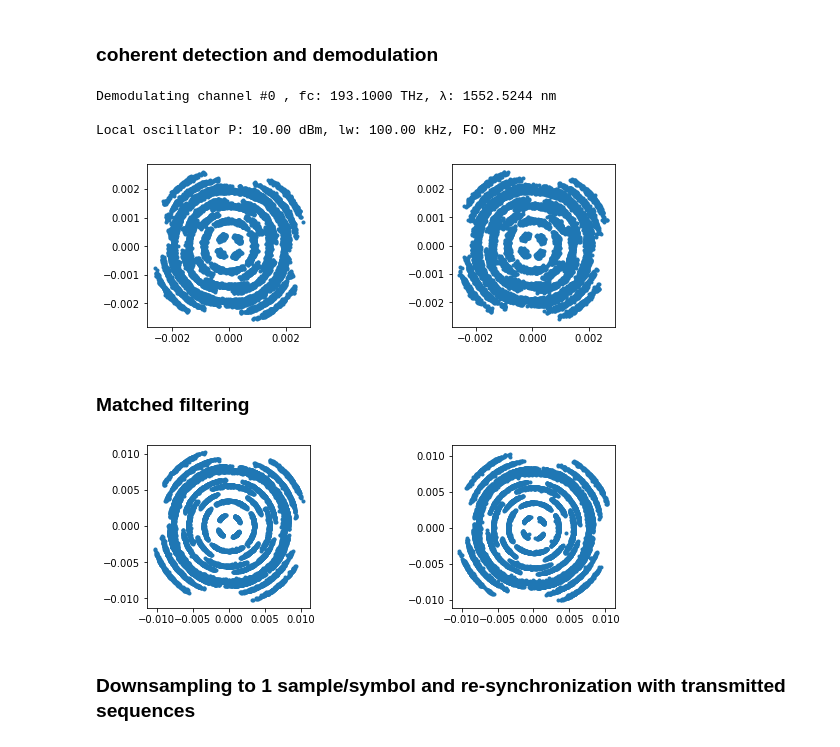
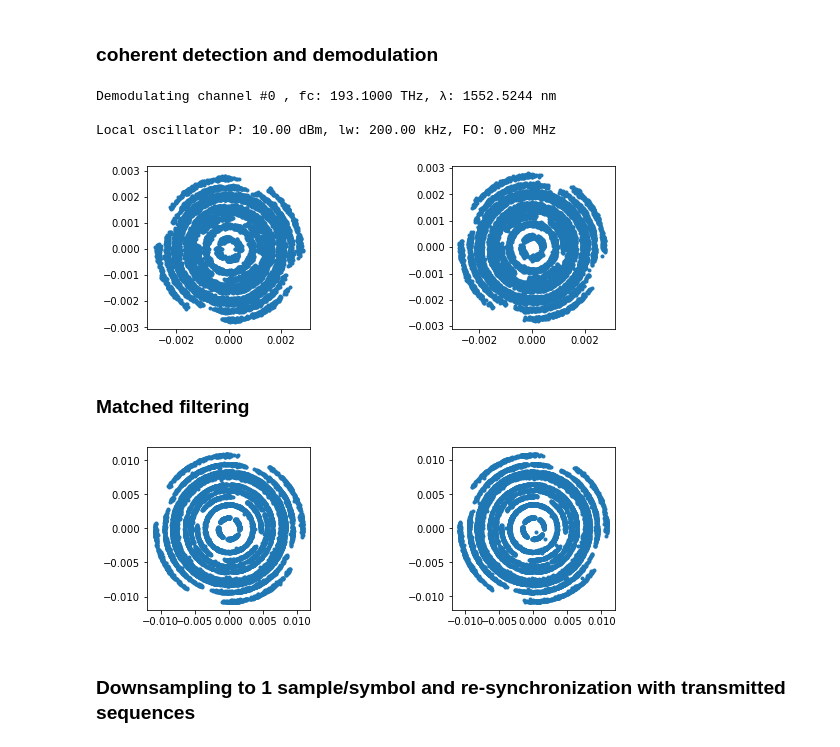
Before and after one commit to edsonportosilva/OptiCommPy, a Jupyter notebook: jupyter/test_carrierPhaseRecovery.ipynb, the cells around one changed output. Drawn from its saved outputs; the diff is of its cells as text; code cells hidden in the pictures.

```diff
--- a/jupyter/test_carrierPhaseRecovery.ipynb
+++ b/jupyter/test_carrierPhaseRecovery.ipynb
@@ -97,36 +97,36 @@ print('Demodulating channel #%d , fc: %.4f THz, λ: %.4f nm\n'\
 symbTx = symbTx_[:,:,chIndex]
 
 # local oscillator (LO) parameters:
 FO      = 0*64e6                # frequency offset
 Δf_lo   = freqGrid[chIndex]+FO  # downshift of the channel to be demodulated
-lw      = 100e3                 # linewidth
+lw      = 200e3                 # linewidth
 Plo_dBm = 10                    # power in dBm
 Plo     = 10**(Plo_dBm/10)*1e-3 # power in W
 ϕ_lo    = 0                     # initial phase in rad
 
 print('Local oscillator P: %.2f dBm, lw: %.2f kHz, FO: %.2f MHz\n'\
       %(Plo_dBm, lw/1e3, FO/1e6))
 
 # generate LO field
 π       = np.pi
 t       = np.arange(0, len(sigTx))*Ts
 ϕ_pn_lo = phaseNoise(lw, len(sigTx), Ts)
 sigLO   = np.sqrt(Plo)*np.exp(1j*(2*π*Δf_lo*t + ϕ_lo + ϕ_pn_lo))
 
 # polarization multiplexed coherent optical receiver
 sigRx = pdmCoherentReceiver(sigTx, sigLO, θsig = 0, Rdx=1, Rdy=1)
 
 fig, (ax1, ax2) = plt.subplots(1, 2)
 
 ax1.plot(sigRx[0::paramTx.SpS,0].real, sigRx[0::paramTx.SpS,0].imag,'.')
 ax1.axis('square');
 ax2.plot(sigRx[0::paramTx.SpS,1].real, sigRx[0::paramTx.SpS,1].imag,'.')
 ax2.axis('square');
 # %% [output]
 Demodulating channel #0 , fc: 193.1000 THz, λ: 1552.5244 nm
 
-Local oscillator P: 10.00 dBm, lw: 100.00 kHz, FO: 0.00 MHz
+Local oscillator P: 10.00 dBm, lw: 200.00 kHz, FO: 0.00 MHz
-[figure, old version]
+[figure, new version]
 # %% [markdown]
 ### Matched filtering
 # %%
@@ -147,7 +147,7 @@ ax1.axis('square');
 ax2.plot(sigRx[0::paramTx.SpS,1].real, sigRx[0::paramTx.SpS,1].imag,'.')
 ax2.axis('square');
 # %% [output]
-[figure, old version]
+[figure, new version]
 # %% [markdown]
 ### Downsampling to 1 sample/symbol and re-synchronization with transmitted sequences
 # %%
```
Also changed, not shown: parts of 3 cells of this notebook, 1 other file.
